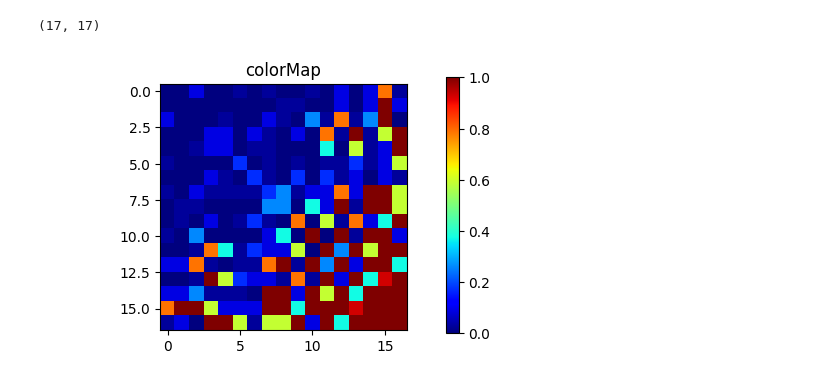
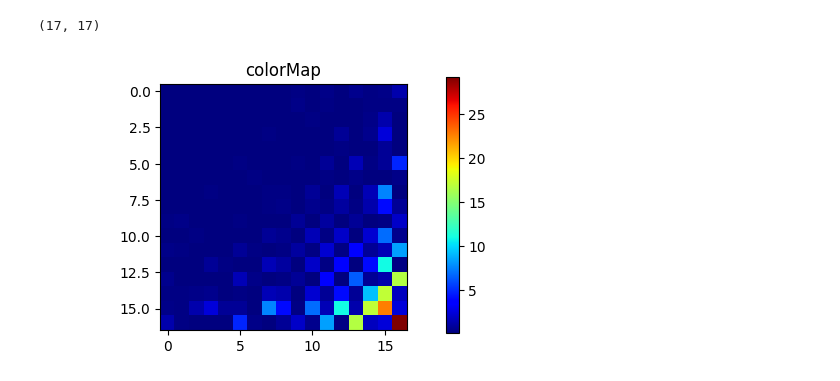
Before and after one commit to dufourc1/pygraphon, a Jupyter notebook: experiments/nb_pictures.ipynb, the cells around one changed output. Saved outputs shown, nothing was run; the diff lists cells and outputs as text; code cells hidden in the pictures.

```diff
--- a/experiments/nb_pictures.ipynb
+++ b/experiments/nb_pictures.ipynb
@@ -192,9 +194,11 @@ from zipfile import ZipFile
 import requests
 import pandas as pd
 import networkx as nx
+import numpy as np
+import matplotlib.pyplot as plt
 
 url =  "https://networks.skewed.de/net/polblogs/files/polblogs.csv.zip"
-response = requests.get(url, stream=True)
+response = requests.get(url, stream=False)
 with ZipFile(io.BytesIO(response.content)) as myzip:
    with myzip.open(myzip.namelist()[0]) as myfile:
       df = pd.read_csv(myfile)
@@ -204,7 +208,10 @@ with ZipFile(io.BytesIO(response.content)) as myzip:
 df.columns = ["source", "target"]
 df2.columns = [s.replace(" ","") for s in df2.columns]
 z = df2["value"].values
+
+
 #df2.columns = ["value"] # 0 for liberals, 1 for conservative
-A = nx.to_numpy_array(nx.from_pandas_edgelist(df, "source", "target"))
+G = nx.from_pandas_edgelist(df, "source", "target")
+A = nx.to_numpy_array(G, nodelist=sorted(G.nodes()))
 # we remove the diagonal to avoid self-loops
 A -= np.diag(np.diag(A))
@@ -241,0 +462,13 @@ spy(reordered_A)
+# %%
+# Compute the degrees of the nodes
+degrees = dict(G.degree())
+
+
+
+nodes_0_sorted = sorted(G.nodes(), key=lambda node: degrees[node], reverse=True)
+
+# Create the reordered adjacency matrix
+reordered_A = nx.adjacency_matrix(G, nodelist=nodes_0_sorted).toarray()
+
+spy(reordered_A, marker_size=1,  ds="default", origin = "lower")
+plt.show()
@@ -308,17 +551,17 @@ print(graphon_polblogs_permuted.shape)
 # %%
 fig = plt.figure(figsize=(6, 3.2))
 
 ax = fig.add_subplot(111)
 ax.set_title('colorMap')
-plt.imshow(graphon_polblogs_permuted, cmap='jet', vmin=0, vmax=1)
+plt.imshow(graphon_polblogs_permuted, cmap='jet')
 ax.set_aspect('equal')
 
 cax = fig.add_axes([0.12, 0.1, 0.78, 0.8])
 cax.get_xaxis().set_visible(False)
 cax.get_yaxis().set_visible(False)
 cax.patch.set_alpha(0)
 cax.set_frame_on(False)
 plt.colorbar(orientation='vertical')
 plt.show()
 # %% [output]
-[figure, old version]
+[figure, new version]
```
Also changed, not shown: parts of 26 cells of this notebook, 1 other file.
